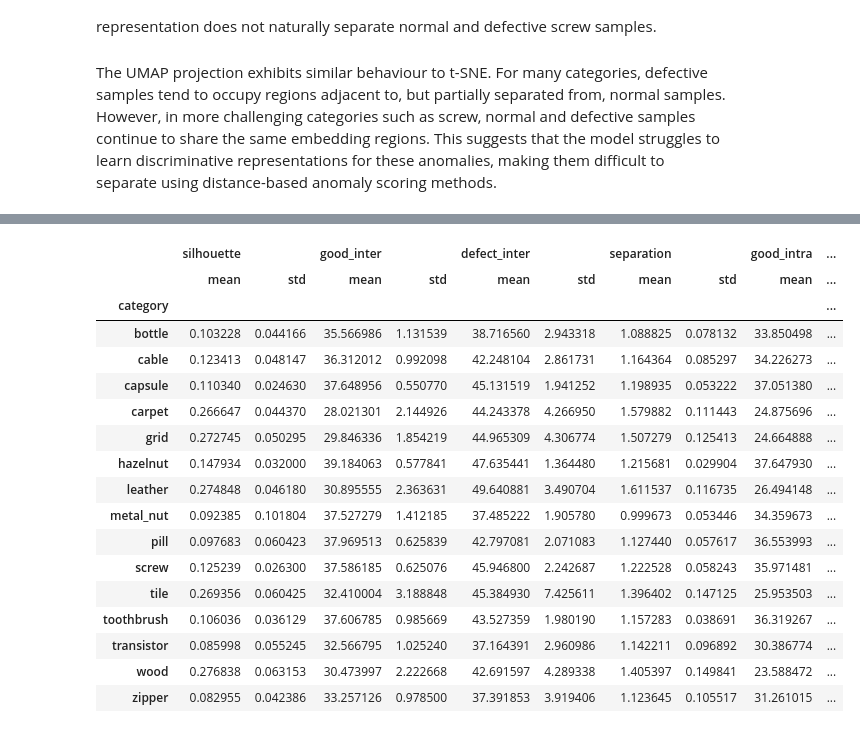
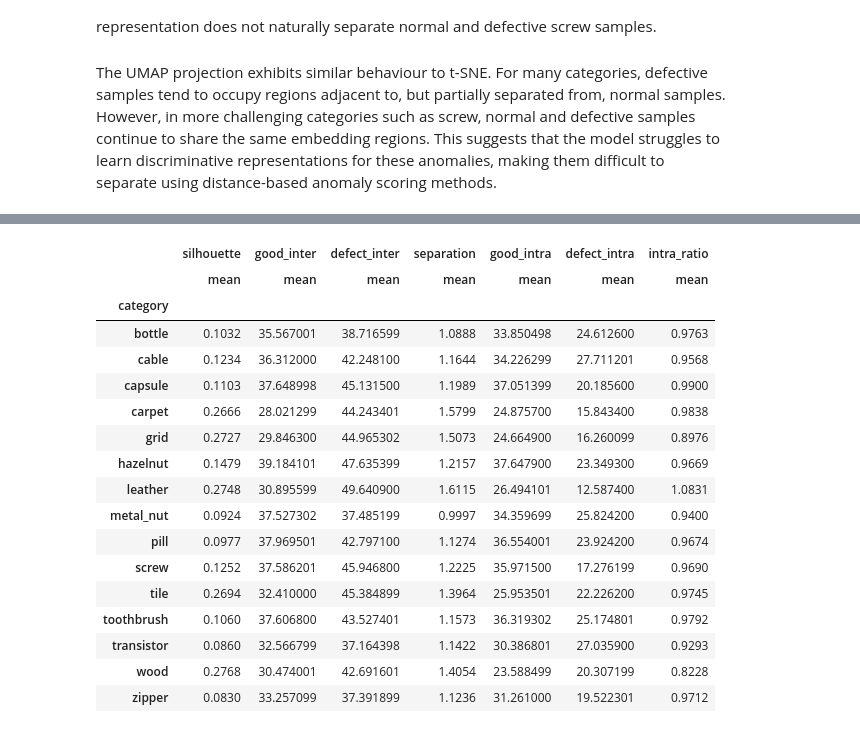
Before and after one commit to CiaranW005/UL-Summer-Bursary-2026, a Jupyter notebook: notebooks/embedding_analysis/emb_visualisation.ipynb, the cells around one changed output, grey strips where cells are left out. Cells and saved outputs as stored; diff of their text form; code cells hidden in the pictures.

```diff
--- a/notebooks/embedding_analysis/emb_visualisation.ipynb
+++ b/notebooks/embedding_analysis/emb_visualisation.ipynb
@@ -775,36 +803,37 @@ patch_results
 # %%
 category_summary = (
     patch_results
-    .groupby("category")
-    .agg({
-        "silhouette": ["mean", "std"],
-        "good_inter": ["mean", "std"],
-        "defect_inter": ["mean", "std"],
-        "separation": ["mean", "std"],
-        "good_intra": ["mean", "std"],
-        "defect_intra": ["mean", "std"],
-        "intra_ratio": ["mean", "std"]
-    })
+    .groupby("category")[[
+        "silhouette",
+        "good_inter",
+        "defect_inter",
+        "separation",
+        "good_intra",
+        "defect_intra",
+        "intra_ratio"
+    ]]
+    .mean()
+    .round(4)
 )
 
 category_summary.to_csv(RESULTS_DIR / "patch_embed_summary.csv")
 category_summary
 # %% [output]
-|  | silhouette |  | good_inter |  | defect_inter |  | separation |  | good_intra | ... |
-|  | mean | std | mean | std | mean | std | mean | std | mean | ... |
-| category |  |  |  |  |  |  |  |  |  | ... |
-| bottle | 0.103228 | 0.044166 | 35.566986 | 1.131539 | 38.716560 | 2.943318 | 1.088825 | 0.078132 | 33.850498 | ... |
-| cable | 0.123413 | 0.048147 | 36.312012 | 0.992098 | 42.248104 | 2.861731 | 1.164364 | 0.085297 | 34.226273 | ... |
-| capsule | 0.110340 | 0.024630 | 37.648956 | 0.550770 | 45.131519 | 1.941252 | 1.198935 | 0.053222 | 37.051380 | ... |
-| carpet | 0.266647 | 0.044370 | 28.021301 | 2.144926 | 44.243378 | 4.266950 | 1.579882 | 0.111443 | 24.875696 | ... |
-| grid | 0.272745 | 0.050295 | 29.846336 | 1.854219 | 44.965309 | 4.306774 | 1.507279 | 0.125413 | 24.664888 | ... |
-| hazelnut | 0.147934 | 0.032000 | 39.184063 | 0.577841 | 47.635441 | 1.364480 | 1.215681 | 0.029904 | 37.647930 | ... |
-| leather | 0.274848 | 0.046180 | 30.895555 | 2.363631 | 49.640881 | 3.490704 | 1.611537 | 0.116735 | 26.494148 | ... |
-| metal_nut | 0.092385 | 0.101804 | 37.527279 | 1.412185 | 37.485222 | 1.905780 | 0.999673 | 0.053446 | 34.359673 | ... |
-| pill | 0.097683 | 0.060423 | 37.969513 | 0.625839 | 42.797081 | 2.071083 | 1.127440 | 0.057617 | 36.553993 | ... |
-| screw | 0.125239 | 0.026300 | 37.586185 | 0.625076 | 45.946800 | 2.242687 | 1.222528 | 0.058243 | 35.971481 | ... |
-| tile | 0.269356 | 0.060425 | 32.410004 | 3.188848 | 45.384930 | 7.425611 | 1.396402 | 0.147125 | 25.953503 | ... |
-| toothbrush | 0.106036 | 0.036129 | 37.606785 | 0.985669 | 43.527359 | 1.980190 | 1.157283 | 0.038691 | 36.319267 | ... |
-| transistor | 0.085998 | 0.055245 | 32.566795 | 1.025240 | 37.164391 | 2.960986 | 1.142211 | 0.096892 | 30.386774 | ... |
-| wood | 0.276838 | 0.063153 | 30.473997 | 2.222668 | 42.691597 | 4.289338 | 1.405397 | 0.149841 | 23.588472 | ... |
-| zipper | 0.082955 | 0.042386 | 33.257126 | 0.978500 | 37.391853 | 3.919406 | 1.123645 | 0.105517 | 31.261015 | ... |
+|  | silhouette | good_inter | defect_inter | separation | good_intra | defect_intra | intra_ratio |
+|  | mean | mean | mean | mean | mean | mean | mean |
+| category |  |  |  |  |  |  |  |
+| bottle | 0.1032 | 35.567001 | 38.716599 | 1.0888 | 33.850498 | 24.612600 | 0.9763 |
+| cable | 0.1234 | 36.312000 | 42.248100 | 1.1644 | 34.226299 | 27.711201 | 0.9568 |
+| capsule | 0.1103 | 37.648998 | 45.131500 | 1.1989 | 37.051399 | 20.185600 | 0.9900 |
+| carpet | 0.2666 | 28.021299 | 44.243401 | 1.5799 | 24.875700 | 15.843400 | 0.9838 |
+| grid | 0.2727 | 29.846300 | 44.965302 | 1.5073 | 24.664900 | 16.260099 | 0.8976 |
+| hazelnut | 0.1479 | 39.184101 | 47.635399 | 1.2157 | 37.647900 | 23.349300 | 0.9669 |
+| leather | 0.2748 | 30.895599 | 49.640900 | 1.6115 | 26.494101 | 12.587400 | 1.0831 |
+| metal_nut | 0.0924 | 37.527302 | 37.485199 | 0.9997 | 34.359699 | 25.824200 | 0.9400 |
+| pill | 0.0977 | 37.969501 | 42.797100 | 1.1274 | 36.554001 | 23.924200 | 0.9674 |
+| screw | 0.1252 | 37.586201 | 45.946800 | 1.2225 | 35.971500 | 17.276199 | 0.9690 |
+| tile | 0.2694 | 32.410000 | 45.384899 | 1.3964 | 25.953501 | 22.226200 | 0.9745 |
+| toothbrush | 0.1060 | 37.606800 | 43.527401 | 1.1573 | 36.319302 | 25.174801 | 0.9792 |
+| transistor | 0.0860 | 32.566799 | 37.164398 | 1.1422 | 30.386801 | 27.035900 | 0.9293 |
+| wood | 0.2768 | 30.474001 | 42.691601 | 1.4054 | 23.588499 | 20.307199 | 0.8228 |
+| zipper | 0.0830 | 33.257099 | 37.391899 | 1.1236 | 31.261000 | 19.522301 | 0.9712 |
```
Also changed, not shown: parts of 10 cells of this notebook, 13 other files.
